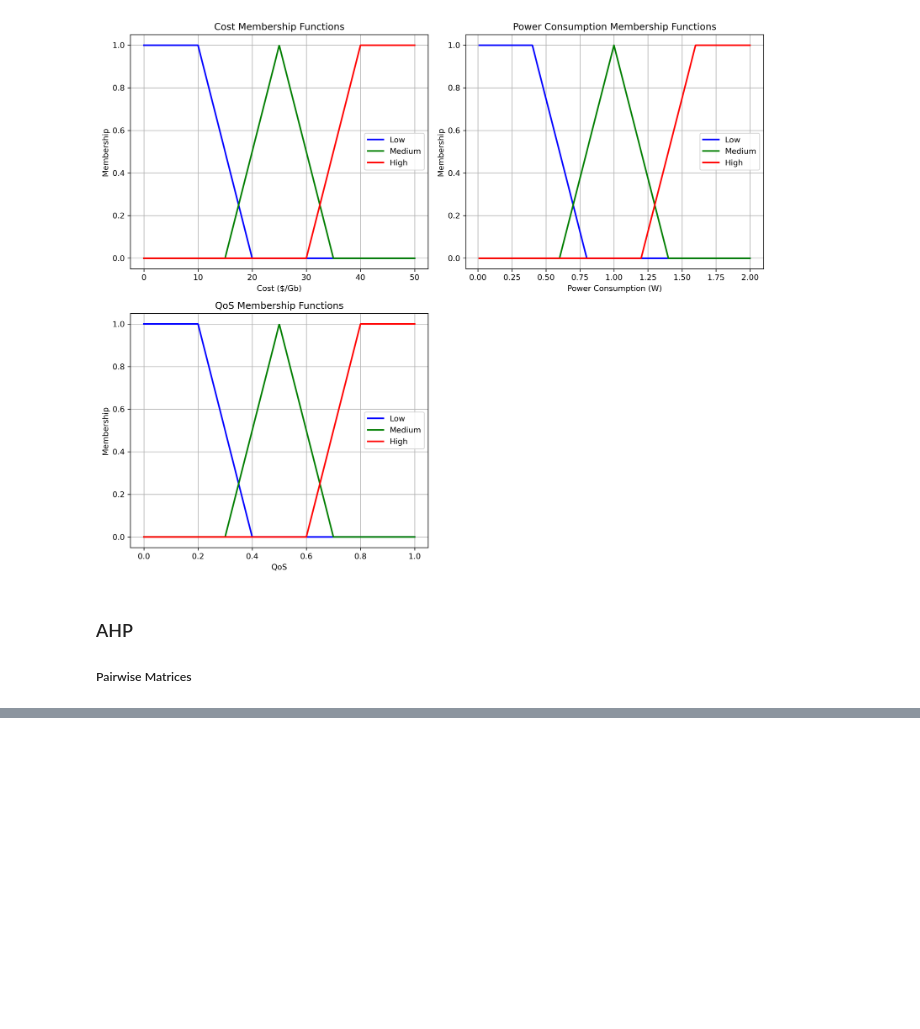
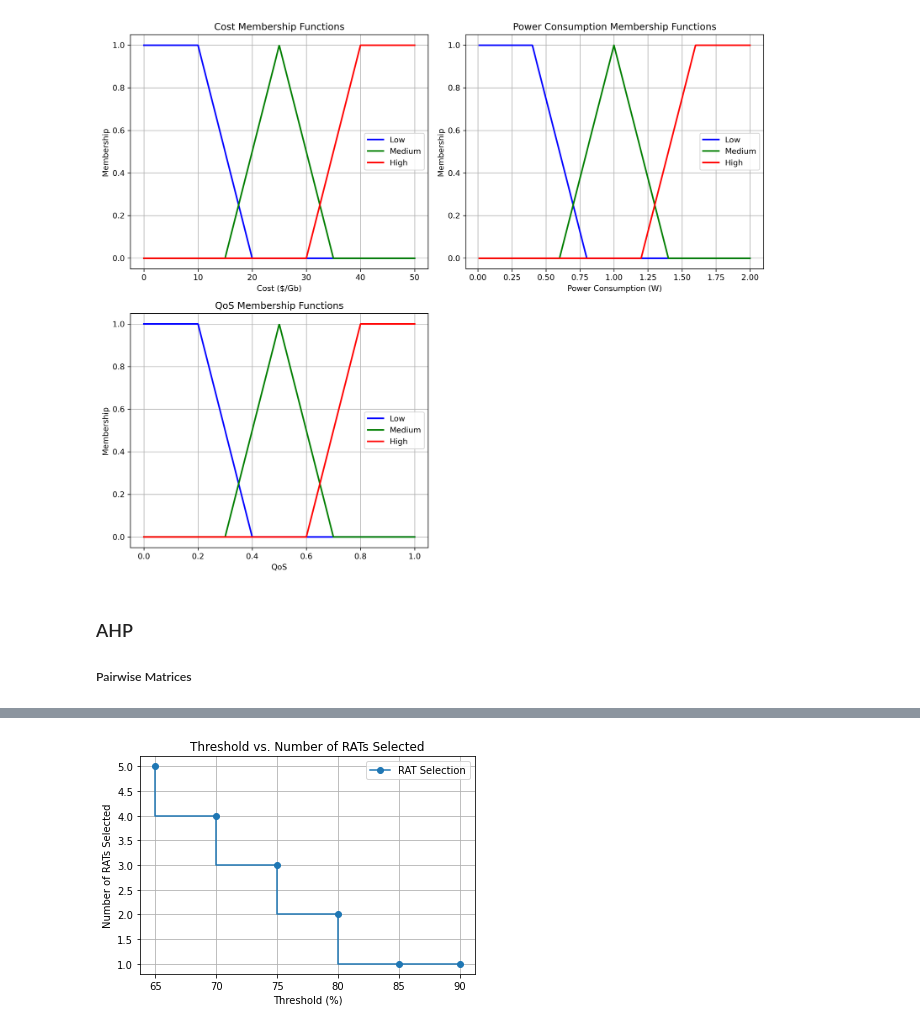
Before and after one commit to nkosinathintuli/hierarchical-NSA, a Jupyter notebook: experiments.ipynb, the cells around one changed output, grey strips where cells are left out. Saved outputs shown, nothing was run; the diff lists cells and outputs as text; code cells hidden in the pictures; blank space fills up the shorter version.

```diff
--- a/experiments.ipynb
+++ b/experiments.ipynb
@@ -163,0 +207,10 @@ ei = np.matrix([
+# %%
+plt.plot(thresholds, num_rats_selected, drawstyle='steps-post', marker='o', label='RAT Selection')
+plt.xlabel('Threshold (%)')
+plt.ylabel('Number of RATs Selected')
+plt.title('Threshold vs. Number of RATs Selected')
+plt.grid(True)
+plt.legend()
+plt.show()
+# %% [output]
+[figure, added]
```
Also changed, not shown: parts of 3 cells of this notebook, 1 other file.
